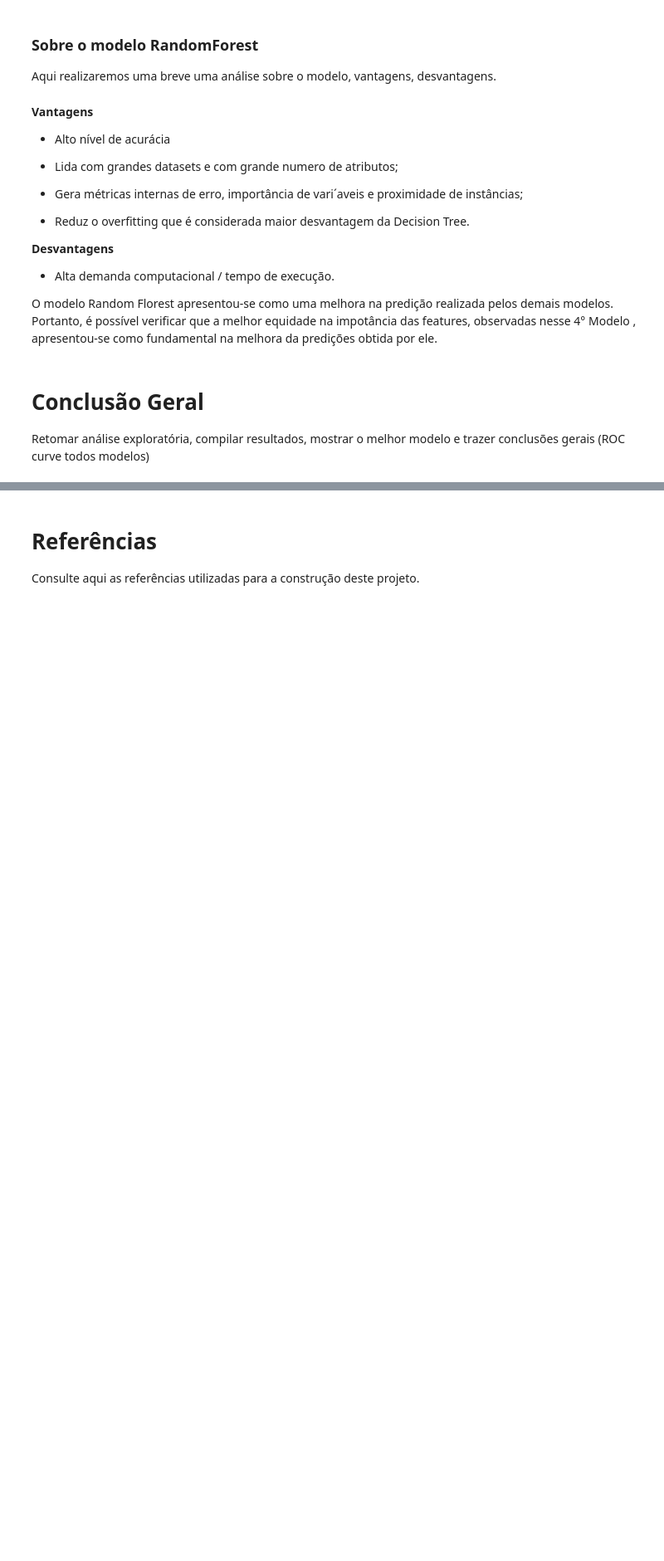
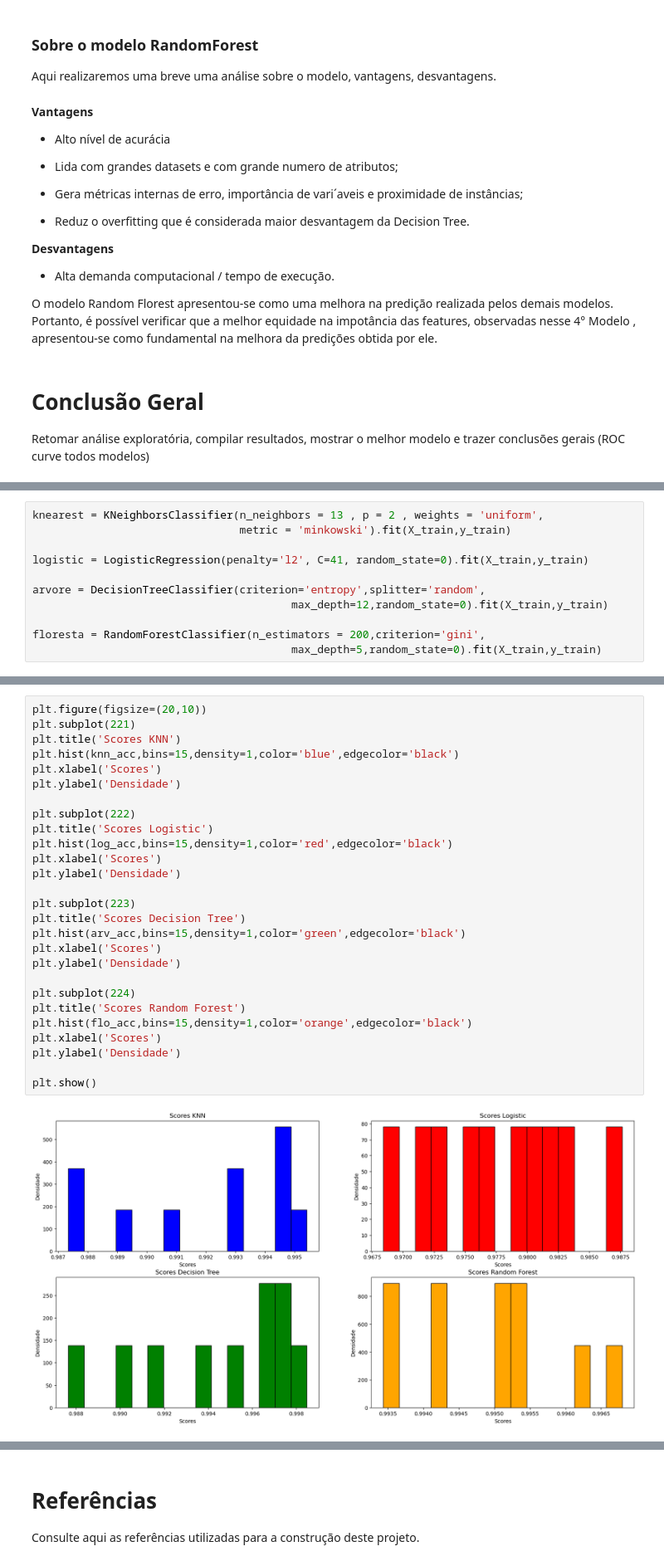
Before and after one commit to leticiacb1/Aviation_Accident_Analysis, a Jupyter notebook: Firewall_Project_Cdados2.ipynb, the cells around one changed output, grey strips where cells are left out. Shown at 83% size. Drawn from its saved outputs; the diff is of its cells as text; blank space fills up the shorter version.

```diff
--- a/Firewall_Project_Cdados2.ipynb
+++ b/Firewall_Project_Cdados2.ipynb
@@ -2870,0 +2875,11 @@ Citar Software/API de classificação de ameaça baseado em um histórico global
+# %%
+knearest = KNeighborsClassifier(n_neighbors = 13 , p = 2 , weights = 'uniform',
+                                metric = 'minkowski').fit(X_train,y_train)
+
+logistic = LogisticRegression(penalty='l2', C=41, random_state=0).fit(X_train,y_train)
+
+arvore = DecisionTreeClassifier(criterion='entropy',splitter='random',
+                                        max_depth=12,random_state=0).fit(X_train,y_train)
+
+floresta = RandomForestClassifier(n_estimators = 200,criterion='gini',
+                                        max_depth=5,random_state=0).fit(X_train,y_train)
@@ -2870,0 +2921,29 @@ Citar Software/API de classificação de ameaça baseado em um histórico global
+# %%
+plt.figure(figsize=(20,10))
+plt.subplot(221)
+plt.title('Scores KNN')
+plt.hist(knn_acc,bins=15,density=1,color='blue',edgecolor='black')
+plt.xlabel('Scores')
+plt.ylabel('Densidade')
+
+plt.subplot(222)
+plt.title('Scores Logistic')
+plt.hist(log_acc,bins=15,density=1,color='red',edgecolor='black')
+plt.xlabel('Scores')
+plt.ylabel('Densidade')
+
+plt.subplot(223)
+plt.title('Scores Decision Tree')
+plt.hist(arv_acc,bins=15,density=1,color='green',edgecolor='black')
+plt.xlabel('Scores')
+plt.ylabel('Densidade')
+
+plt.subplot(224)
+plt.title('Scores Random Forest')
+plt.hist(flo_acc,bins=15,density=1,color='orange',edgecolor='black')
+plt.xlabel('Scores')
+plt.ylabel('Densidade')
+
+plt.show()
+# %% [output]
+[figure, added]
```
Also changed, not shown: parts of 17 cells of this notebook, 2 other files.
